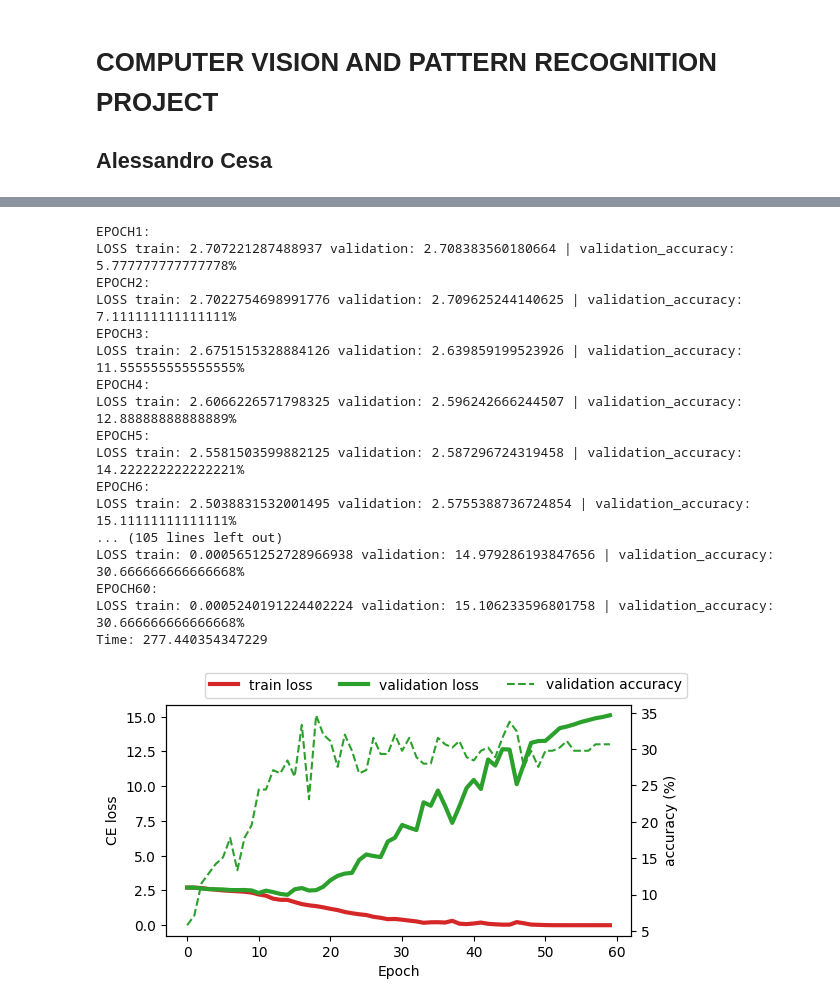
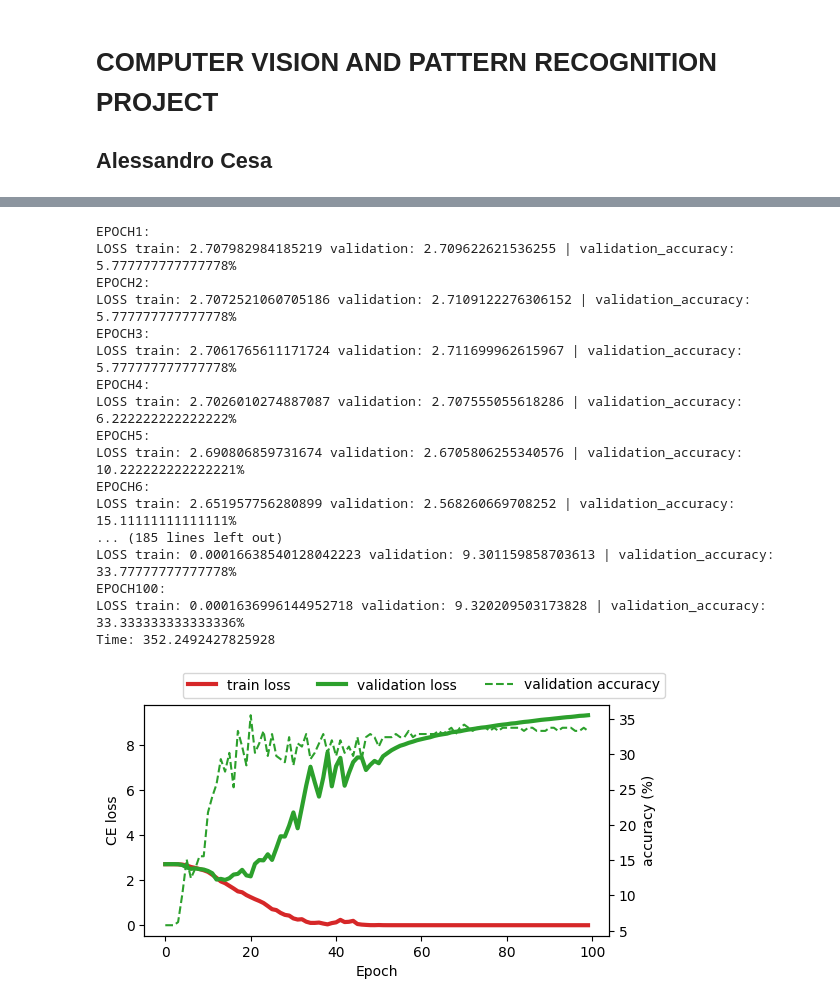
Before and after one commit to AlessandroCesaTs/Computer_Vision_Project_Cesa, a Jupyter notebook: project.ipynb, the cells around one changed output, grey strips where cells are left out. Cells and saved outputs as stored; diff of their text form; code cells hidden in the pictures.

Commit message:
continued data augmentation

```diff
--- a/project.ipynb
+++ b/project.ipynb
@@ -30,7 +21,7 @@ from train_test_functions import *
 from neural_networks import *
 # %%
 #Adjust according to your path
-train_path = "/content/Computer_Vision_Project_Cesa/CVPR2023_project_2_and_3_data/train"
-test_path = "/content/Computer_Vision_Project_Cesa/CVPR2023_project_2_and_3_data/test"
+train_path = "/orfeo/cephfs/home/dssc/acesa000/Computer_Vision_Project_Cesa/CVPR2023_project_2_and_3_data/train"
+test_path = "/orfeo/cephfs/home/dssc/acesa000/Computer_Vision_Project_Cesa/CVPR2023_project_2_and_3_data/test"
 # %%
 device = get_default_device()
@@ -37,26 +35,6 @@ device = get_default_device()
 # %%
 train=ImageFolder(root=train_path,transform=resize_transformation)
 test=ImageFolder(root=test_path,transform=resize_transformation)
-# %%
-class TransformedDataSet():
-    """Wrap a datset (created with imagefolder) to apply a transformation"""
-    def __init__(self, ds):
-        self.ds = ds
-        self.transformation=transforms.RandomHorizontalFlip(1)
-
-    def __getitem__(self, index):
-        """Get a sample from the dataset at the given index"""
-        img, label = self.ds[index]
-
-        # Apply the transformation if it is provided
-        if self.transformation:
-            img = self.transformation(img)
-
-        return img, label
-
-    def __len__(self):
-        """Number of batches"""
-        return len(self.ds)
 # %%
 %%capture
 """
@@ -165,28 +154,28 @@ model = simpleCNN()
 model.to(device)
 model.apply(init_weights)
 loss_function=nn.CrossEntropyLoss()
-optimizer=optim.SGD(model.parameters(),lr=0.0003,momentum=0.9)
+optimizer=optim.SGD(model.parameters(),lr=0.0005,momentum=0.8)
 # %%
-model_path=train_model(model,augmented_train_loader,validation_loader,loss_function,optimizer,60,device)
+model_path=train_model(model,augmented_train_loader,validation_loader,loss_function,optimizer,100,device)
 # %% [output]
 EPOCH1:
-LOSS train: 2.707221287488937 validation: 2.708383560180664 | validation_accuracy: 5.777777777777778%
+LOSS train: 2.707982984185219 validation: 2.709622621536255 | validation_accuracy: 5.777777777777778%
 EPOCH2:
-LOSS train: 2.7022754698991776 validation: 2.709625244140625 | validation_accuracy: 7.111111111111111%
+LOSS train: 2.7072521060705186 validation: 2.7109122276306152 | validation_accuracy: 5.777777777777778%
 EPOCH3:
-LOSS train: 2.6751515328884126 validation: 2.639859199523926 | validation_accuracy: 11.555555555555555%
+LOSS train: 2.7061765611171724 validation: 2.711699962615967 | validation_accuracy: 5.777777777777778%
 EPOCH4:
-LOSS train: 2.6066226571798325 validation: 2.596242666244507 | validation_accuracy: 12.88888888888889%
+LOSS train: 2.7026010274887087 validation: 2.707555055618286 | validation_accuracy: 6.222222222222222%
 EPOCH5:
-LOSS train: 2.5581503599882125 validation: 2.587296724319458 | validation_accuracy: 14.222222222222221%
+LOSS train: 2.690806859731674 validation: 2.6705806255340576 | validation_accuracy: 10.222222222222221%
 EPOCH6:
-LOSS train: 2.5038831532001495 validation: 2.5755388736724854 | validation_accuracy: 15.11111111111111%
-... (105 lines left out)
-LOSS train: 0.0005651252728966938 validation: 14.979286193847656 | validation_accuracy: 30.666666666666668%
-EPOCH60:
-LOSS train: 0.0005240191224402224 validation: 15.106233596801758 | validation_accuracy: 30.666666666666668%
-Time: 277.440354347229
+LOSS train: 2.651957756280899 validation: 2.568260669708252 | validation_accuracy: 15.11111111111111%
+... (185 lines left out)
+LOSS train: 0.00016638540128042223 validation: 9.301159858703613 | validation_accuracy: 33.77777777777778%
+EPOCH100:
+LOSS train: 0.0001636996144952718 validation: 9.320209503173828 | validation_accuracy: 33.333333333333336%
+Time: 352.2492427825928
-[figure, old version]
+[figure, new version]
 # %%
 test_model(simpleCNN(),model_path,test_loader,test,device)
 # %% [output]
```
Also changed, not shown: parts of 15 cells of this notebook, 1 other file.
